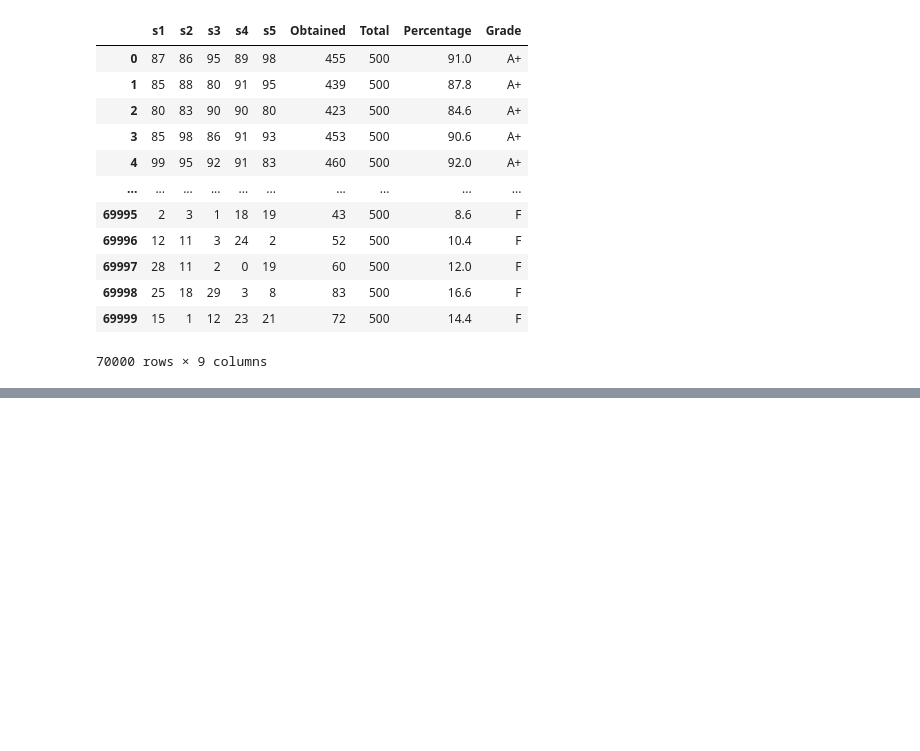
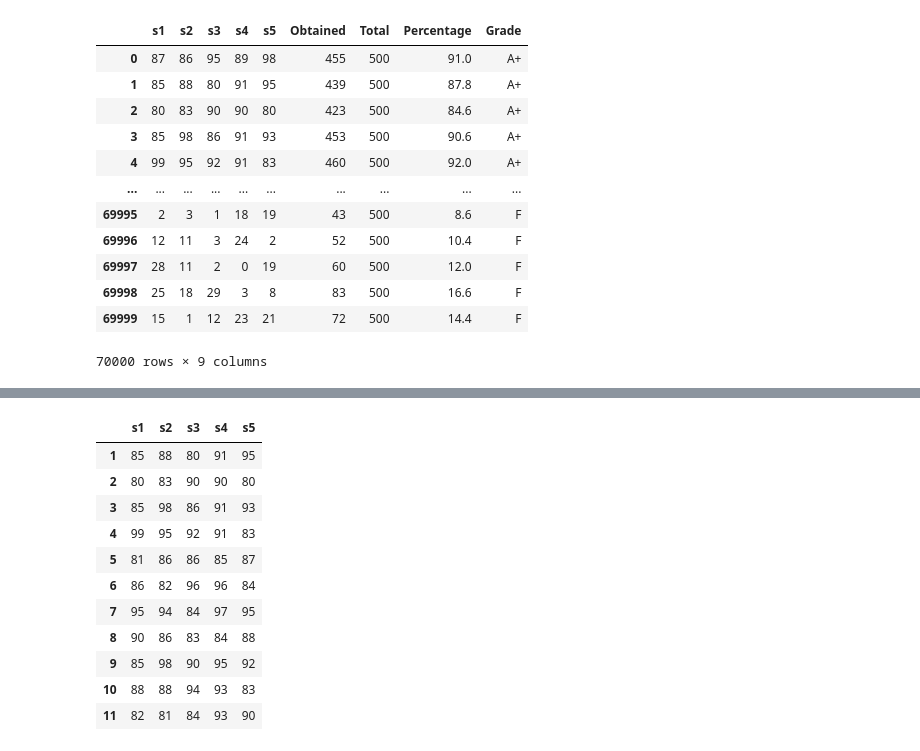
Before and after one commit to AhmedShaykh/NumPy-And-Pandas, a Jupyter notebook: pandas2.ipynb, the cells around one changed output, grey strips where cells are left out. Saved outputs shown, nothing was run; the diff lists cells and outputs as text; code cells hidden in the pictures; blank space fills up the shorter version.

```diff
--- a/pandas2.ipynb
+++ b/pandas2.ipynb
@@ -546,0 +586,15 @@ display(df);
+# %%
+df1.loc[1:11] # The Only One Slice Method That Can Return End Value
+# %% [output]
+|  | s1 | s2 | s3 | s4 | s5 |
+| 1 | 85 | 88 | 80 | 91 | 95 |
+| 2 | 80 | 83 | 90 | 90 | 80 |
+| 3 | 85 | 98 | 86 | 91 | 93 |
+| 4 | 99 | 95 | 92 | 91 | 83 |
+| 5 | 81 | 86 | 86 | 85 | 87 |
+| 6 | 86 | 82 | 96 | 96 | 84 |
+| 7 | 95 | 94 | 84 | 97 | 95 |
+| 8 | 90 | 86 | 83 | 84 | 88 |
+| 9 | 85 | 98 | 90 | 95 | 92 |
+| 10 | 88 | 88 | 94 | 93 | 83 |
+| 11 | 82 | 81 | 84 | 93 | 90 |
```
Also changed, not shown: parts of 15 cells of this notebook.
